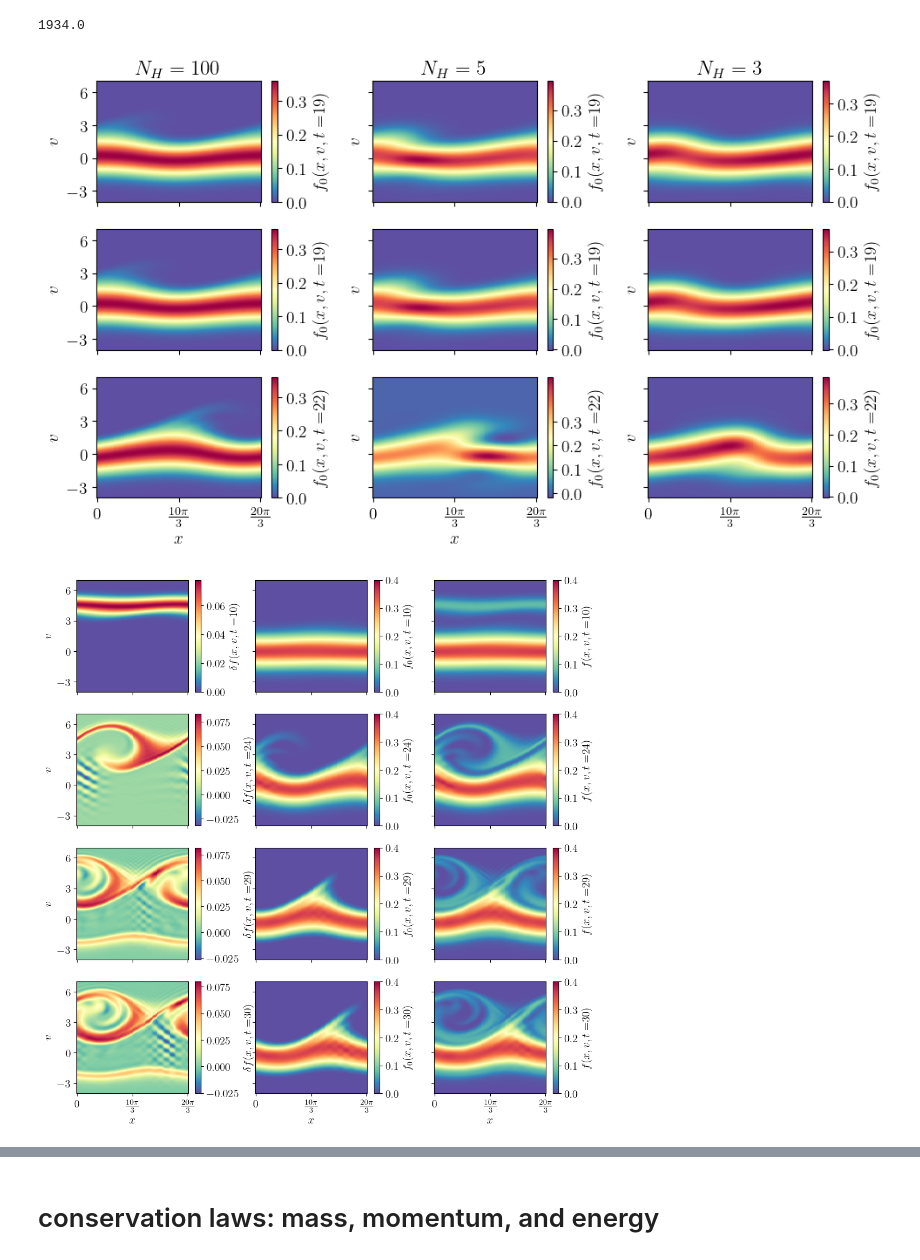
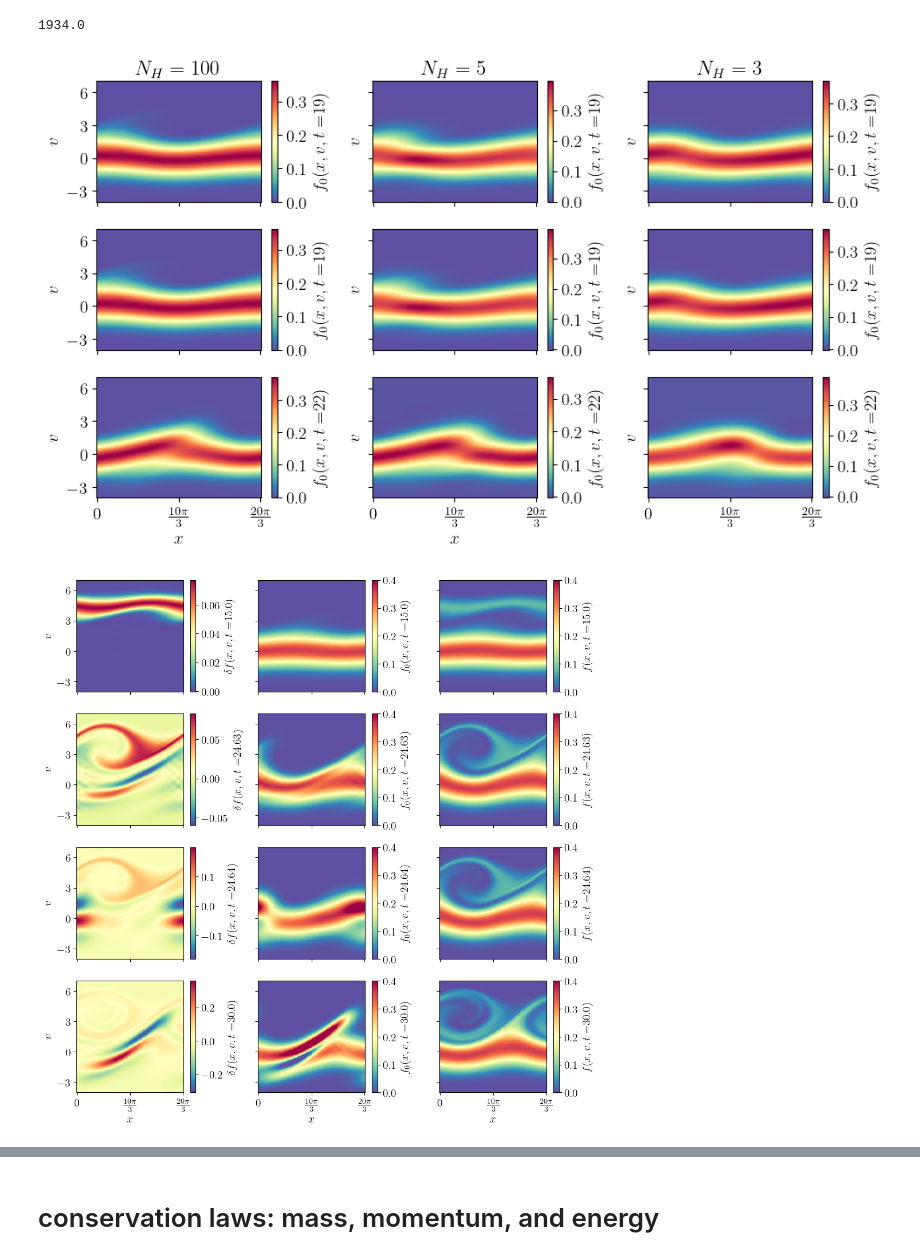
Before and after one commit to opaliss/mixed_methods, a Jupyter notebook: analysis/mixed_method_1/bump_on_tail_damping_mixed_method_1.ipynb, the cells around one changed output, grey strips where cells are left out. Saved outputs shown, nothing was run; the diff lists cells and outputs as text; code cells hidden in the pictures.

```diff
--- a/analysis/mixed_method_1/bump_on_tail_damping_mixed_method_1.ipynb
+++ b/analysis/mixed_method_1/bump_on_tail_damping_mixed_method_1.ipynb
@@ -78,7 +78,7 @@ if setup.construct_integrals:
 # %%
 # spatial grid
 x = np.linspace(0, setup.L, setup.Nx+1)
-v_ = np.linspace(setup.v_a, setup.v_b, 1000, endpoint=True)
+v_ = np.linspace(setup.v_a, setup.v_b, setup.Nv_int, endpoint=True)
 # %% [markdown]
 # simulation results
 # %%
@@ -216,7 +216,7 @@ for tt, ii in enumerate([int(19.34/setup.dt)-2, int(19.34/setup.dt)+2, int(22/se
     cbar.ax.set_yticks([0, 0.1, 0.2, 0.3])
 
     distribution1 = np.zeros((len(x), len(v_)))
-    for jj in range(5):
+    for jj in range(10):
         distribution1 += np.outer(state_e_H[jj, :, ii], aw_psi_hermite(v=v_, u_s=u_e1[ii], alpha_s=alpha_e1[ii], n=jj))
     pos1 = ax[tt, 1].pcolormesh(x, v_, distribution1.T, cmap="Spectral_r")
     ax[tt, 1].set_yticks([-3, 0, 3, 6])
@@ -253,51 +253,51 @@ ax[tt, 1].set_xticklabels([r"0", r"$\frac{10\pi}{3}$", r"$\frac{20\pi}{3}$"])
 
 plt.tight_layout()
 # %% [output]
-[figure, old version]
+[figure, new version]
 # %%
 # plot the phase space evolution as a function of time
 fig, ax = plt.subplots(nrows=4, ncols=3, figsize=(10, 10), sharex=True, sharey=True)
 
 levels = np.linspace(-0.05, 0.4, 50)
 
-for tt, ii in enumerate([len(sol_midpoint_t)//3, int(24.86/setup.dt), int(29/setup.dt), int(-1)]):
+for tt, ii in enumerate([len(sol_midpoint_t)//2, int(24.63/setup.dt), int(24.64/setup.dt), int(-1)]):
     ii = int(ii)
     distribution1 = np.zeros((len(x), len(v_)))
     distribution2 = np.zeros((len(x), len(v_)))
     for jj in range(setup.Nv_e1):
         distribution1 += np.outer(state_e_H[jj, :, ii], aw_psi_hermite(v=v_, u_s=u_e1[ii], alpha_s=alpha_e1[ii], n=jj))
     for jj in range(setup.Nv_e2):
         distribution2 += np.outer(state_e_L[jj, :, ii], xi_legendre(v=v_, v_b=setup.v_b, v_a=setup.v_a, n=jj))
     pos2 = ax[tt, 0].pcolormesh(x, v_, distribution2.T, cmap="Spectral_r")
     pos1 = ax[tt, 1].pcolormesh(x, v_, distribution1.T, cmap="Spectral_r", vmin=0, vmax=0.4)
     pos3 = ax[tt, 2].pcolormesh(x, v_, distribution1.T + distribution2.T, cmap="Spectral_r", vmin=0, vmax=0.4)
     ax[tt, 0].set_yticks([-3, 0, 3, 6])
     ax[tt, 0].set_ylim(-4, 7)
     ax[tt, 0].set_ylabel("$v$")
     cbar = fig.colorbar(pos1)
-    cbar.ax.set_ylabel('$f_{0}(x, v, t=$' + str(int(sol_midpoint_t[ii])) + ")", rotation=90)
+    cbar.ax.set_ylabel('$f_{0}(x, v, t=$' + str(round(sol_midpoint_t[ii], 2)) + ")", rotation=90)
     #cbar.ax.set_yticks([0, 0.1, 0.2, 0.3])
 
     cbar = fig.colorbar(pos2)
-    cbar.ax.set_ylabel('$\delta f(x, v, t=$' + str(int(sol_midpoint_t[ii])) + ")", rotation=90)
+    cbar.ax.set_ylabel('$\delta f(x, v, t=$' + str(round(sol_midpoint_t[ii], 2)) + ")", rotation=90)
     #cbar.ax.set_yticks([0, 0.1, 0.2, 0.3])
 
     cbar = fig.colorbar(pos3)
-    cbar.ax.set_ylabel('$f(x, v, t=$' + str(int(sol_midpoint_t[ii])) + ")", rotation=90)
+    cbar.ax.set_ylabel('$f(x, v, t=$' + str(round(sol_midpoint_t[ii],2)) + ")", rotation=90)
     #cbar.ax.set_yticks([0, 0.1, 0.2, 0.3])
 
 ax[tt, 0].set_xlabel("$x$")
 ax[tt, 0].set_xticks([0, 10*np.pi/3, 20*np.pi/3])
 ax[tt, 0].set_xticklabels([r"0", r"$\frac{10\pi}{3}$", r"$\frac{20\pi}{3}$"])
 ax[tt, 2].set_xlabel("$x$")
 ax[tt, 1].set_xlabel("$x$")
 ax[tt, 1].set_xticks([0, 10*np.pi/3, 20*np.pi/3])
 ax[tt, 1].set_xticklabels([r"0", r"$\frac{10\pi}{3}$", r"$\frac{20\pi}{3}$"])
 
 plt.tight_layout()
 plt.savefig("../../figures/mixed_method_1/bump_on_tail/bump_on_tail_evolution_mixed_method_1_nuL_" + str(setup.nu_L) + "_nuH_" + str(setup.nu_H) + "_Nv_L_" + str(setup.Nv_e2) + "_Nv_H_" + str(setup.Nv_e1) +  "_adapt.png", dpi=600)
 # %% [output]
-[figure, old version]
+[figure, new version]
 # %%
 fig, ax = plt.subplots(figsize=(7, 7))
 pos = ax.pcolormesh(x, v_, distribution1.T +distribution2.T, cmap="Spectral_r")
```
Also changed, not shown: parts of 11 cells of this notebook, 12 other files.
